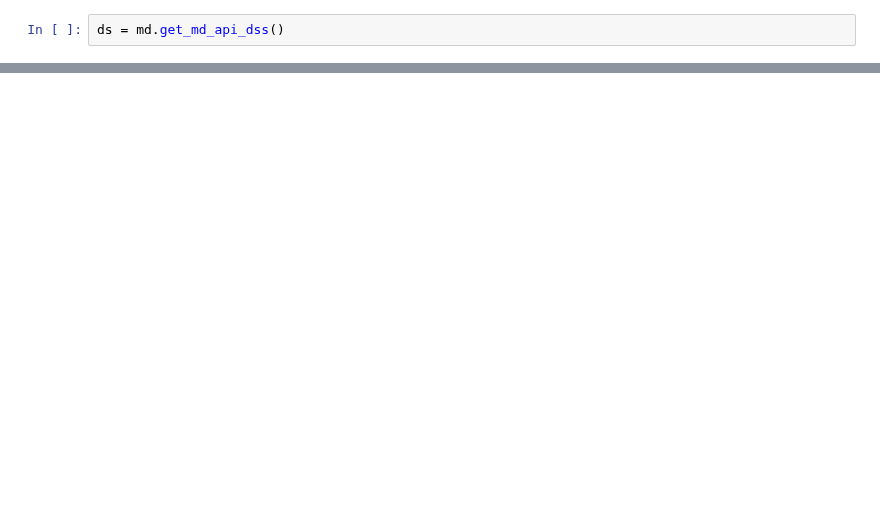
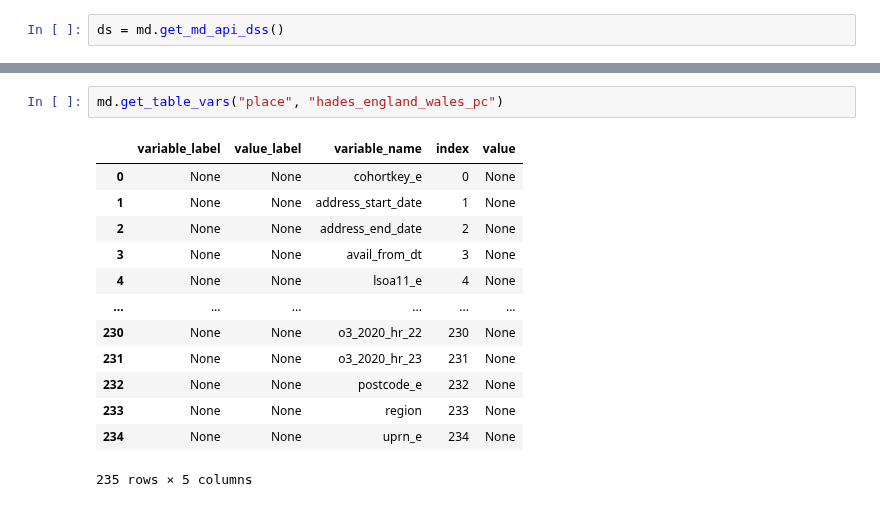
Before and after one commit to UKLLC/Guidebook, a Jupyter notebook: ukllc_book/docs/scripts/scratchpad.ipynb, the cells around one changed output, grey strips where cells are left out. Saved outputs shown, nothing was run; the diff lists cells and outputs as text; blank space fills up the shorter version.

```diff
--- a/ukllc_book/docs/scripts/scratchpad.ipynb
+++ b/ukllc_book/docs/scripts/scratchpad.ipynb
@@ -150,0 +194,16 @@ ds
+# %%
+md.get_table_vars("place", "hades_england_wales_pc")
+# %% [output]
+|  | variable_label | value_label | variable_name | index | value |
+| 0 | None | None | cohortkey_e | 0 | None |
+| 1 | None | None | address_start_date | 1 | None |
+| 2 | None | None | address_end_date | 2 | None |
+| 3 | None | None | avail_from_dt | 3 | None |
+| 4 | None | None | lsoa11_e | 4 | None |
+| ... | ... | ... | ... | ... | ... |
+| 230 | None | None | o3_2020_hr_22 | 230 | None |
+| 231 | None | None | o3_2020_hr_23 | 231 | None |
+| 232 | None | None | postcode_e | 232 | None |
+| 233 | None | None | region | 233 | None |
+| 234 | None | None | uprn_e | 234 | None |
+235 rows × 5 columns
```
Also changed, not shown: parts of 6 cells of this notebook, 7 other files.
